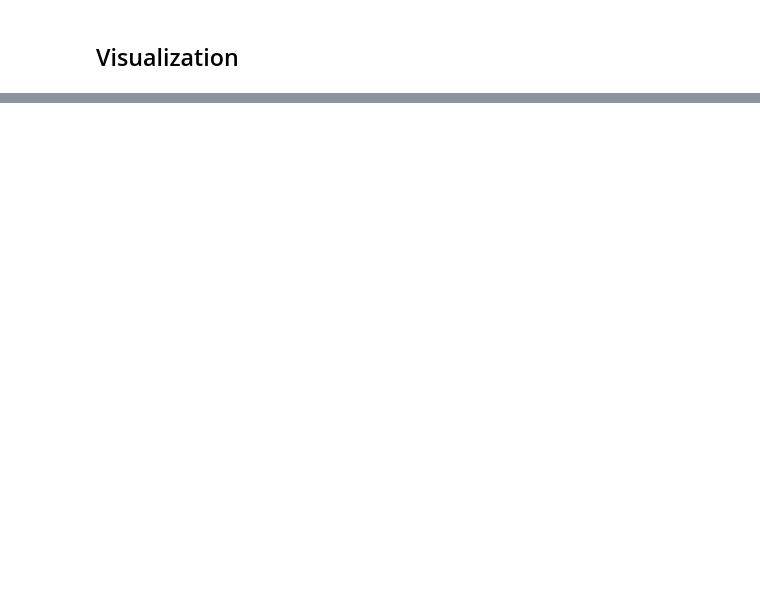
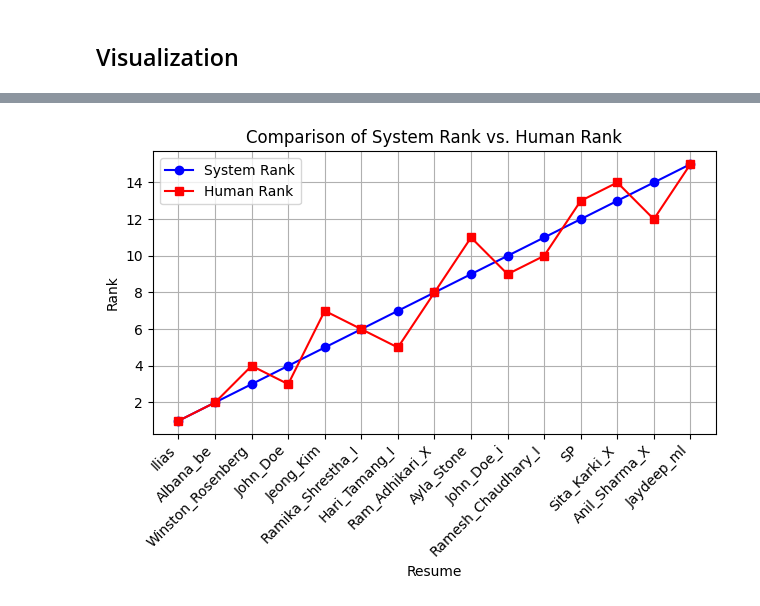
Before and after one commit to The-SP/Applicant-Ranking-System, a Jupyter notebook: Resume Parser/resume_score.ipynb, the cells around one changed output, grey strips where cells are left out. Drawn from its saved outputs; the diff is of its cells as text; code cells hidden in the pictures; blank space fills up the shorter version.

```diff
--- a/Resume Parser/resume_score.ipynb
+++ b/Resume Parser/resume_score.ipynb
@@ -805,0 +808,10 @@ visualize_total_scores(df_resume.sort_values(by='total_score', ascending=False))
+# %%
+# Calculate rank
+df1 = df_resume[['Filename', 'total_score']].sort_values(by='total_score', ascending=False).copy()
+df1['rank'] = df1['total_score'].rank(ascending=False, method='min').astype(int)
+# %%
+df2 = pd.read_csv('human_rankings.csv')
+df2['Resume_Filename'] = df2['Resume_Filename'].replace('First_Last', 'John_Doe')
+
+df1['human_rank'] = df2['Rank']
+df1
@@ -805,0 +835,13 @@ visualize_total_scores(df_resume.sort_values(by='total_score', ascending=False))
+# %%
+plt.plot(df1['Filename'], df1['rank'], marker='o', label='System Rank', color='b')
+plt.plot(df1['Filename'], df1['human_rank'], marker='s', label='Human Rank', color='r')
+plt.xlabel('Resume')
+plt.ylabel('Rank')
+plt.title('Comparison of System Rank vs. Human Rank')
+plt.xticks(rotation=45, ha='right')
+plt.legend()
+plt.tight_layout()
+plt.grid(True)
+plt.show()
+# %% [output]
+[figure, added]
```
Also changed, not shown: parts of 20 cells of this notebook, 1 other file.
